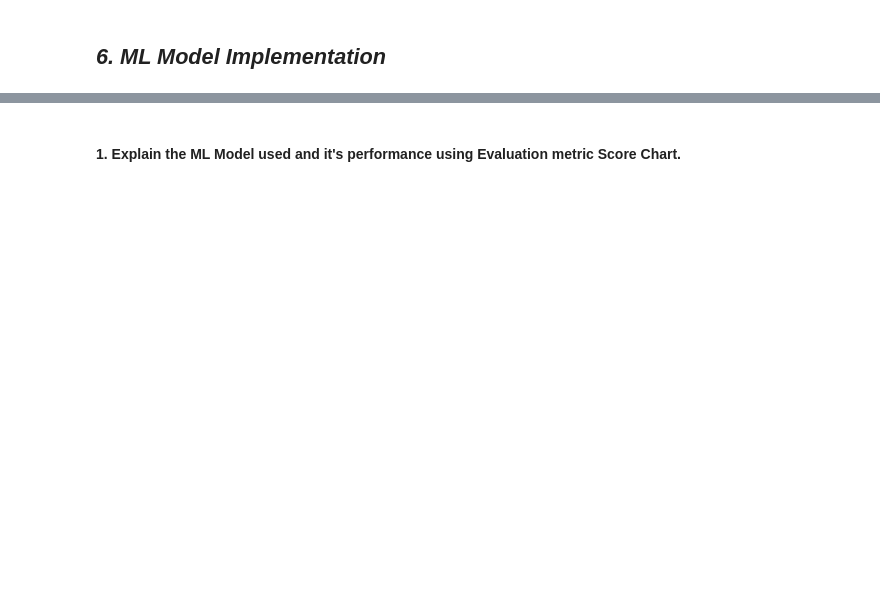
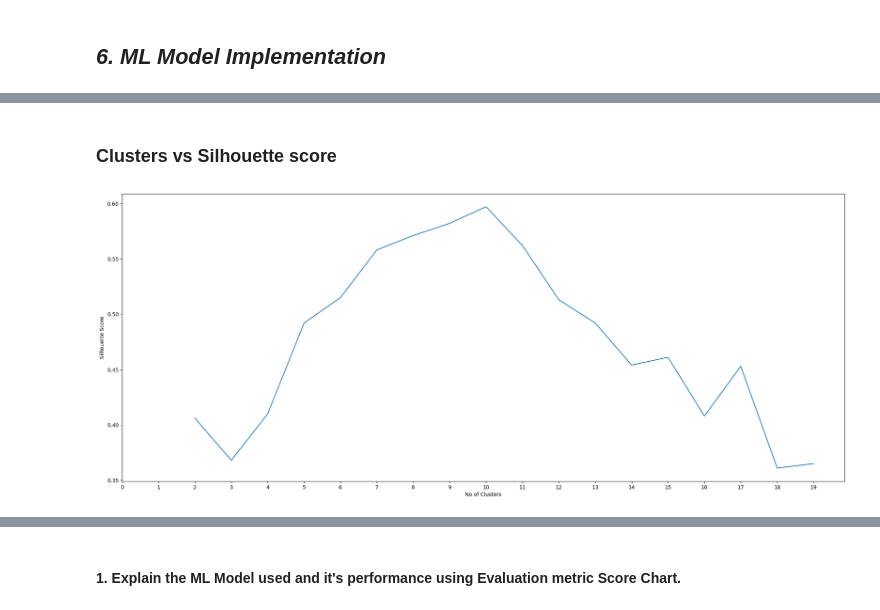
Before and after one commit to sourav03dutta/Netflix-Movies-and-TV-Shows-Clustering, a Jupyter notebook: Netflix_Movies_And_TV_Shows_Clustering.ipynb, the cells around one changed output, grey strips where cells are left out. Cells and saved outputs as stored; diff of their text form; code cells hidden in the pictures; blank space fills up the shorter version.

```diff
--- a/Netflix_Movies_And_TV_Shows_Clustering.ipynb
+++ b/Netflix_Movies_And_TV_Shows_Clustering.ipynb
@@ -1410,0 +1517,10 @@ Answer Here.
+# %%
+Kmeans = pd.DataFrame(silhouette_score_ , columns = ["No of Clusters" , "Silhouette Score"])
+# %% [markdown]
+### Clusters vs Silhouette score
+# %%
+plt.figure(figsize=(25,10))
+_ = sns.lineplot(x = Kmeans['No of Clusters'], y = Kmeans['Silhouette Score'])
+_ = plt.xticks(ticks = np.arange(0,20,1))
+# %% [output]
+[figure, added]
```
Also changed, not shown: parts of 145 cells of this notebook.
